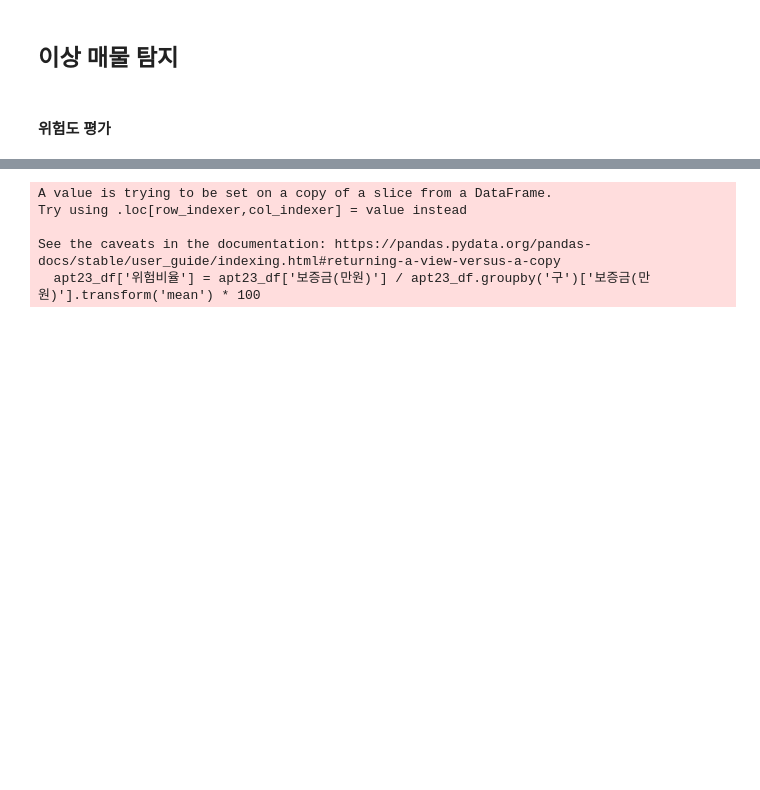
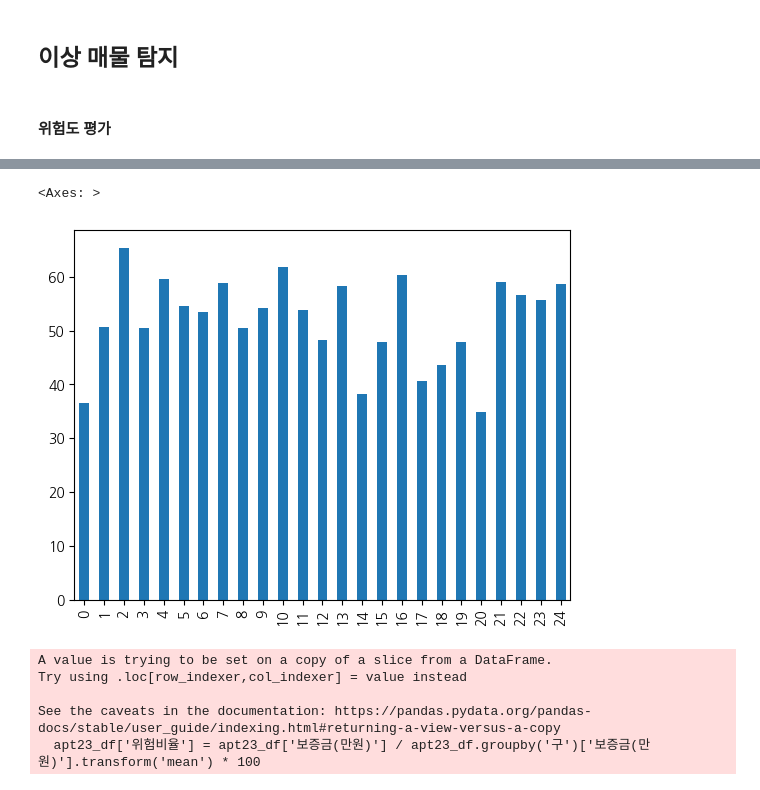
Before and after one commit to skqkrl/SDC_project, a Jupyter notebook: yena.ipynb, the cells around one changed output, grey strips where cells are left out. Drawn from its saved outputs; the diff is of its cells as text; code cells hidden in the pictures; blank space fills up the shorter version.

```diff
--- a/yena.ipynb
+++ b/yena.ipynb
@@ -572,0 +872,3 @@ apt_df
+# %%
+apt_gu_deal = pd.merge(apt_gu_deal,apt_gu_jeonse, on='구', how='inner')
+apt_gu_deal
@@ -572,0 +893,3 @@ apt_df
+# %%
+apt_gu_deal['전세가율'] = apt_gu_deal['평균 보증금'] / apt_gu_deal['평균 매매가'] * 100
+apt_gu_deal
@@ -573 +914,6 @@ apt_df
+# %%
+apt_gu_deal['전세가율'].plot(kind='bar')
+# %% [output]
+<Axes: >
+[figure, added]
 # %%
```
Also changed, not shown: parts of 61 cells of this notebook, 3 other files.
